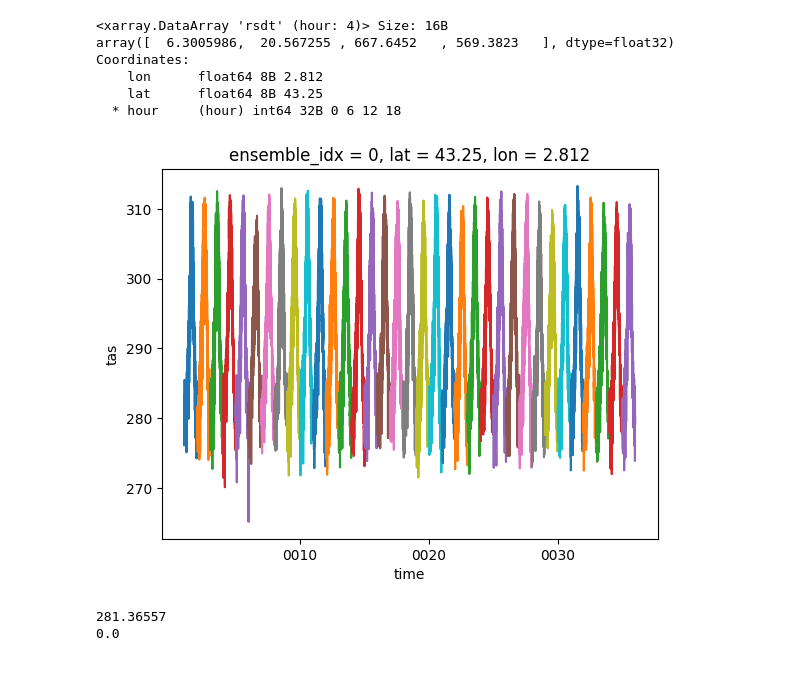
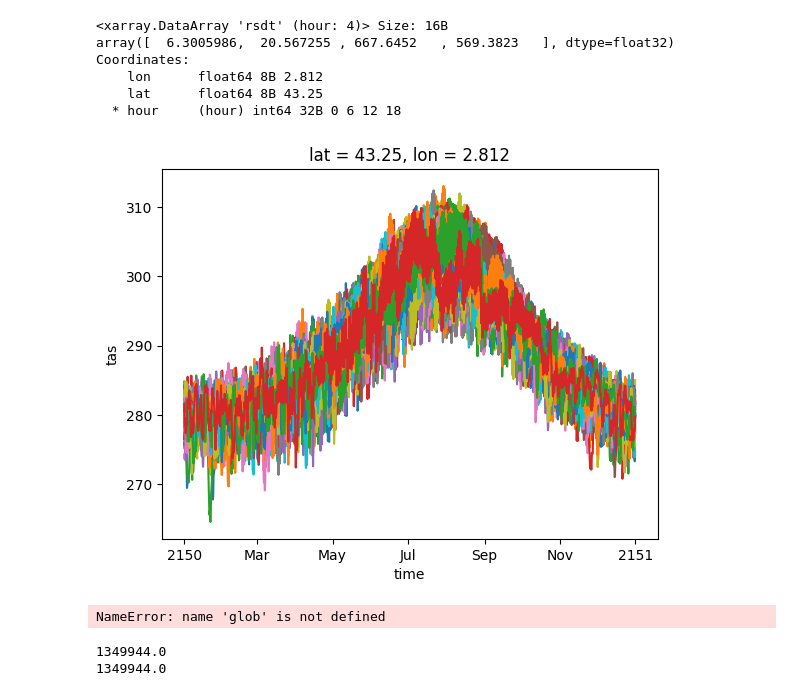
Before and after one commit to rcc-uchicago/pedramh-profiling, a Jupyter notebook: v2.0/convert_to_onnx.ipynb, the cells around one changed output. Cells and saved outputs as stored; diff of their text form; code cells hidden in the pictures.

```diff
--- a/v2.0/convert_to_onnx.ipynb
+++ b/v2.0/convert_to_onnx.ipynb
@@ -310,14 +311,19 @@ ds_2 = xr.open_dataset(os.path.join(data_dir, 'pangu_plasim_6h_24h_noise_no_soil
 # %%
 plt.close('all')
-for year in range(1, 36):
-    ds = xr.open_dataset(os.path.join(data_dir, f'pangu_plasim_6h_noise_no_soil_ff_member000_y{year:04}.nc'))
+for member in range(0, 44):
+    ds = xr.open_dataset(os.path.join(data_dir, f'pangu_plasim_6h_noise_no_soil_ff_member{member:03}_y2150.nc'))
     ds.tas.isel(lat = 16, lon = 1).plot()
 plt.show()
 # %% [output]
-[figure, old version]
+[figure, new version]
-# %%
-print(ds_1.tas.isel(lat = 16, lon = 1).values[-1])
-print(ds_2.tas.isel(lat = 16, lon = 1).values[3])
-# %% [output]
-281.36557
-0.0
+# %%
+data_dir = '/glade/derecho/scratch/awikner/PLASIM/data/panguplasim_no_soil_moisture_1'
+files = glob.glob(os.path.join(data_dir, '*_member*_y*.nc'))
+all_years = set(range(1,2151))
+for member in range(48):
+    years = set([int(file.split('.')[-2][-4:]) for file in files if f'member{member:03}' in file])
+    all_years = years & all_years
+print(all_years)
+print(len(all_years))
+# %% [output]
+NameError: name 'glob' is not defined
@@ -323,0 +333,6 @@ print(ds_2.tas.isel(lat = 16, lon = 1).values[3])
+# %%
+print((final_date - init_date).total_seconds() // 3600 // 6)
+print((final_date - init_date).days * 24. // 6)
+# %% [output]
+1349944.0
+1349944.0
```
Also changed, not shown: parts of 3 cells of this notebook, 5 other files.
